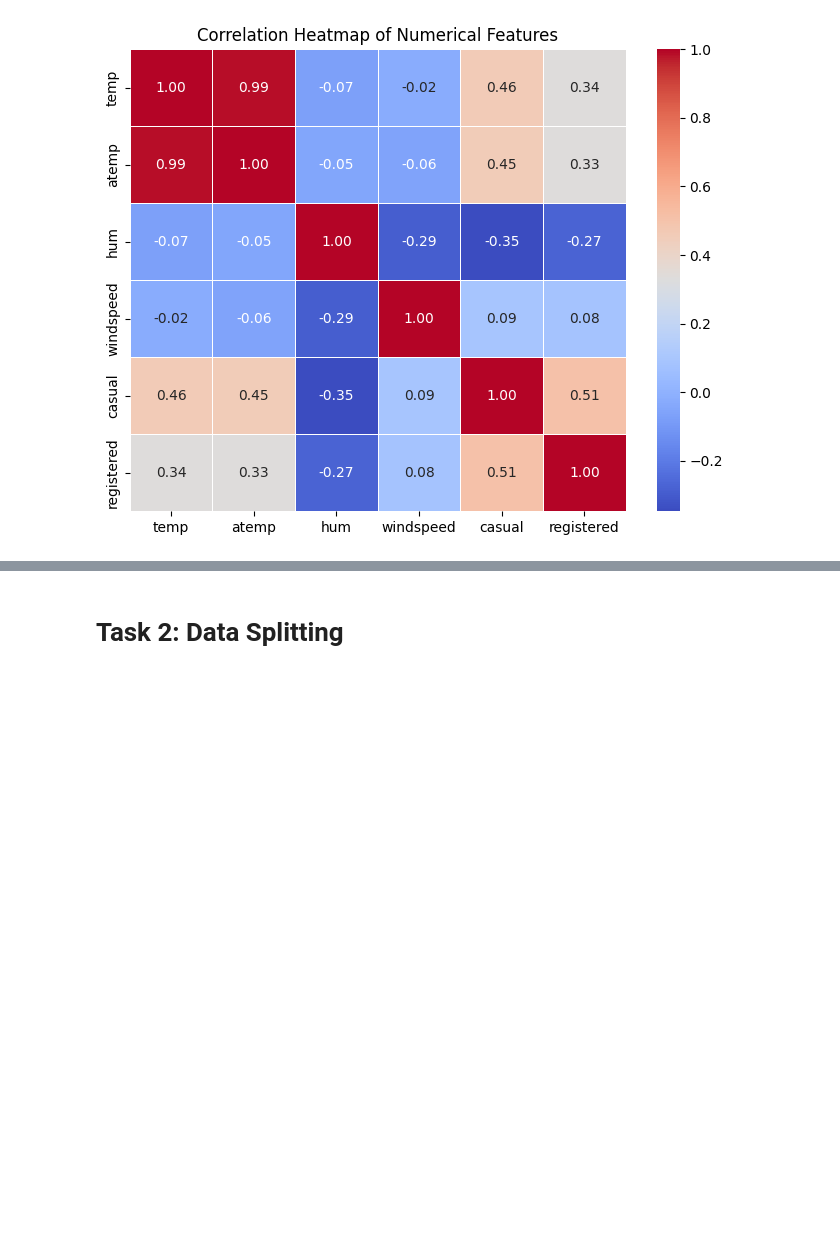
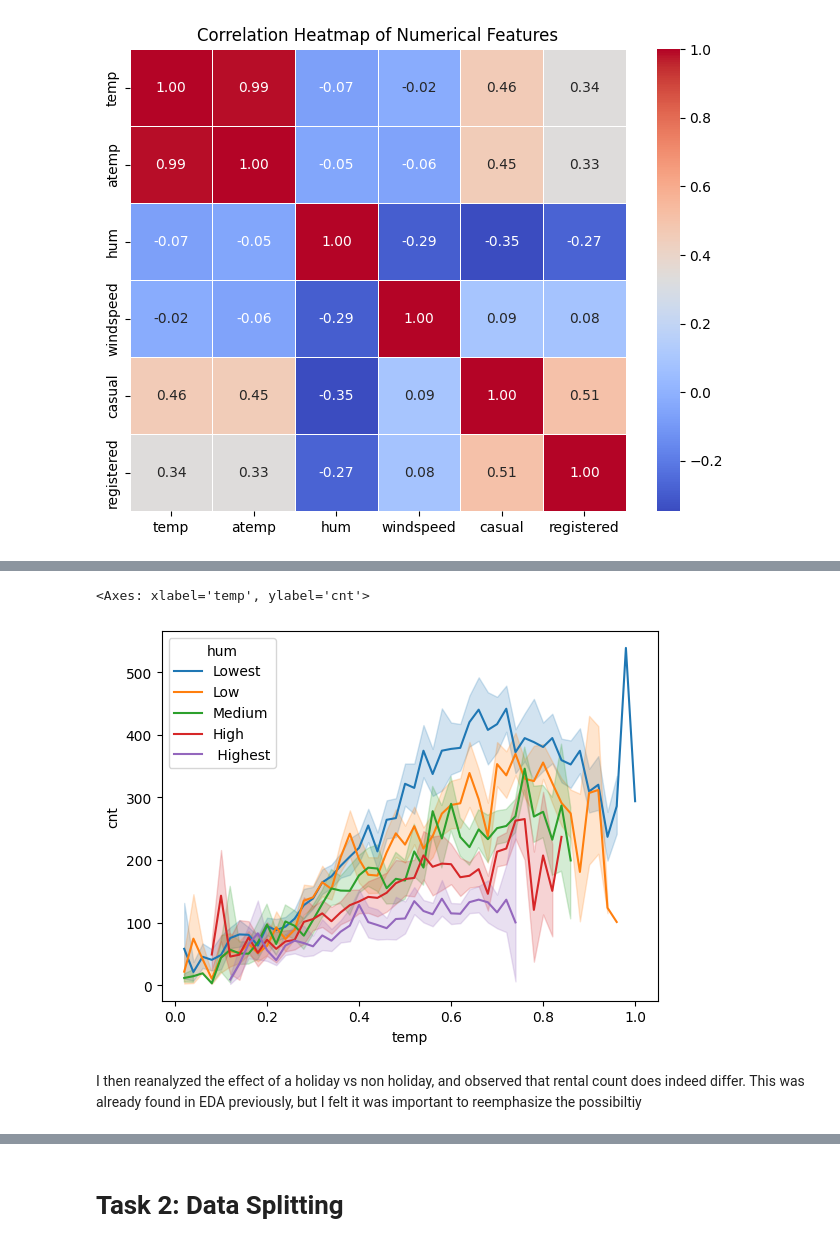
Before and after one commit to hibbakamas/ML-fundamentals-2025, a Jupyter notebook: assignment_2_Hibba_Kamas.ipynb, the cells around one changed output, grey strips where cells are left out. Cells and saved outputs as stored; diff of their text form; code cells hidden in the pictures; blank space fills up the shorter version.

```diff
--- a/assignment_2_Hibba_Kamas.ipynb
+++ b/assignment_2_Hibba_Kamas.ipynb
@@ -639,0 +653,12 @@ Although scaling isn’t required, the removal of irrelevant or sparse features
+# %%
+sns.lineplot(
+    data=df,
+    x='temp',
+    y='cnt',
+    hue=pd.qcut(df['hum'], q=5, labels=['Lowest', 'Low', 'Medium', 'High', ' Highest'])
+)
+# %% [output]
+<Axes: xlabel='temp', ylabel='cnt'>
+[figure, added]
+# %% [markdown]
+I then reanalyzed the effect of a holiday vs non holiday, and observed that rental count does indeed differ. This was already found in EDA previously, but I felt it was important to reemphasize the possibiltiy
```
Also changed, not shown: parts of 55 cells of this notebook.
